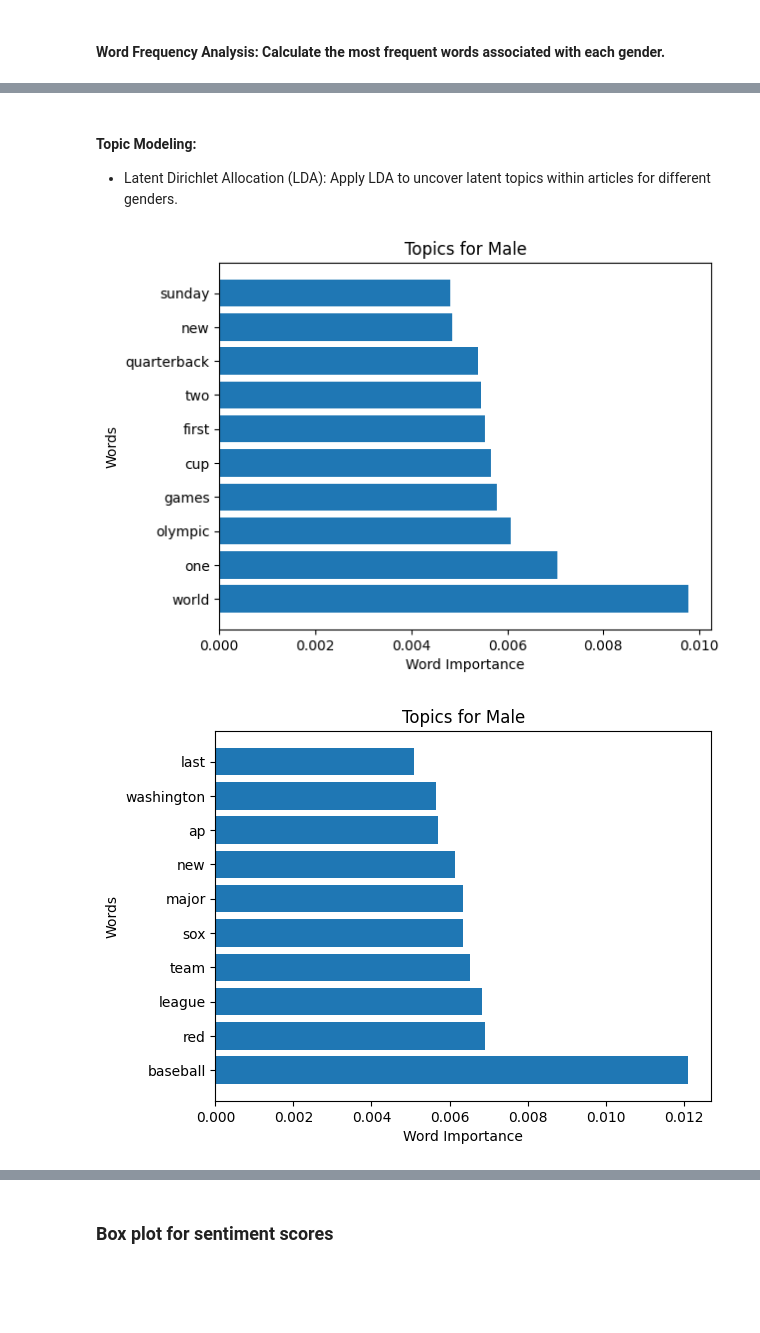
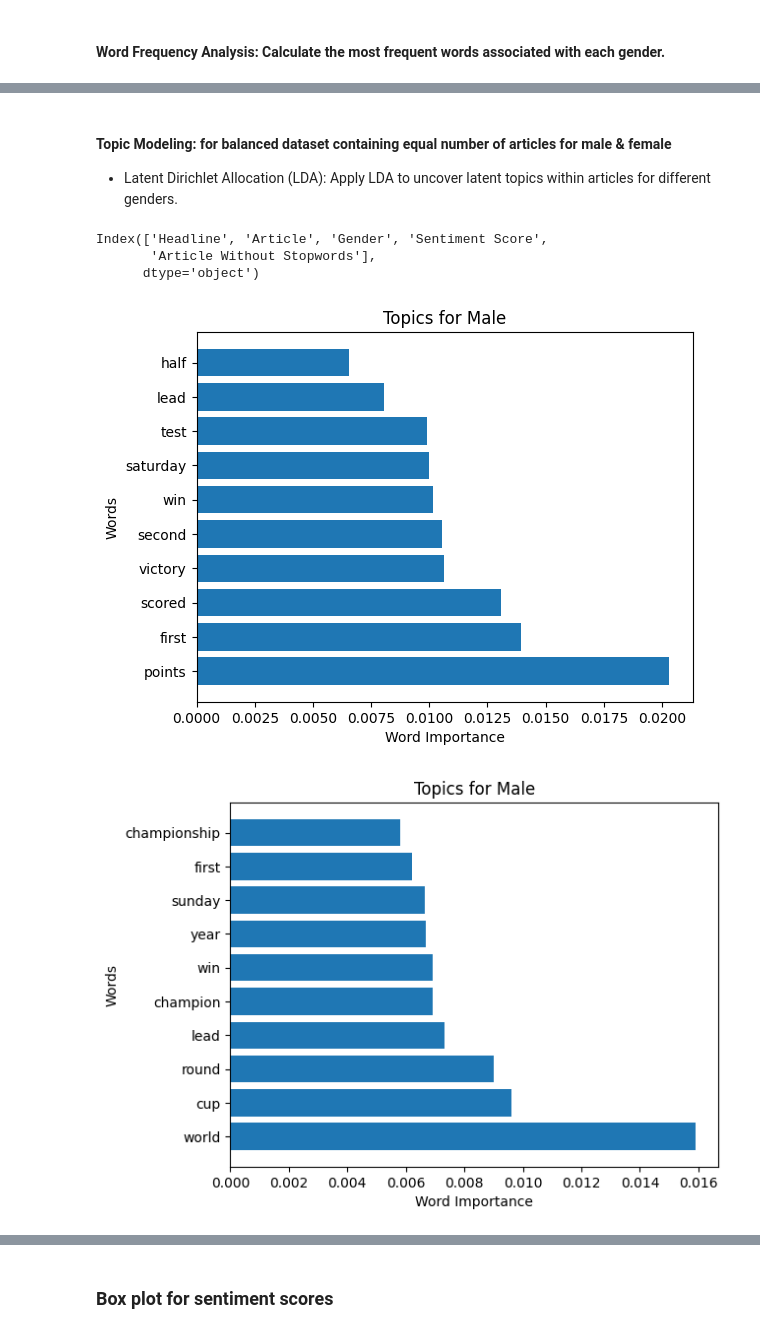
Before and after one commit to suraj-sharma3/Text-Analysis-Of-Sports-News-Articles-Using-NLP, a Jupyter notebook: analysis_on_dataset_prepared_by_combining_kaggle_datasets/analysis_on_kaggle_train_test_combined.ipynb, the cells around one changed output, grey strips where cells are left out. Saved outputs shown, nothing was run; the diff lists cells and outputs as text; code cells hidden in the pictures; blank space fills up the shorter version.

Commit message:
final data analysis implementation of the project

```diff
--- a/analysis_on_dataset_prepared_by_combining_kaggle_datasets/analysis_on_kaggle_train_test_combined.ipynb
+++ b/analysis_on_dataset_prepared_by_combining_kaggle_datasets/analysis_on_kaggle_train_test_combined.ipynb
@@ -894,8 +903,0 @@ final_dataset['Article'] = final_dataset['Article'].apply(lambda x: word_tokeniz
-# %%
-from nltk.corpus import stopwords
-
-stop_words = set(stopwords.words('english'))
-
-# Remove stopwords
-final_dataset['Headline'] = final_dataset['Headline'].apply(lambda x: [word for word in x if word not in stop_words])
-final_dataset['Article'] = final_dataset['Article'].apply(lambda x: [word for word in x if word not in stop_words])
@@ -946,8 +1175,0 @@ Name: count, dtype: int64
-# %%
-from textblob import TextBlob
-
-# Join the list of words into a single string for each row in the 'Article' column
-balanced_df['Article'] = balanced_df['Article'].apply(lambda x: ' '.join(x))
-
-# Apply TextBlob for sentiment analysis on the 'Article' column
-balanced_df['Sentiment'] = balanced_df['Article'].apply(lambda x: TextBlob(x).sentiment.polarity)
@@ -1036,0 +1335,17 @@ plt.show()
+# %%
+import nltk
+from nltk.corpus import stopwords
+nltk.download('stopwords')
+
+# Function to remove stopwords
+def remove_stopwords(text):
+    stop_words = set(stopwords.words('english'))
+    words = text.split()
+    filtered_words = [word for word in words if word.lower() not in stop_words]
+    return ' '.join(filtered_words)
+
+# Apply the remove_stopwords function to 'Complete Article' column
+balanced_df['Article Without Stopwords'] = balanced_df['Article'].apply(remove_stopwords)
+
+# Display the updated DataFrame
+print(balanced_df[['Article', 'Article Without Stopwords']])
@@ -1039,7 +1375,7 @@ plt.show()
 # %%
 from collections import Counter
 
-word_freq = final_dataset.groupby('Gender')['Article'].apply(lambda x: Counter(" ".join(x).split()).most_common(10))
+word_freq = balanced_df.groupby('Gender')['Article Without Stopwords'].apply(lambda x: Counter(" ".join(x).split()).most_common(10))
 # %%
 word_freq
 # %% [output]
@@ -1067,45 +1400,51 @@ for gender, data in word_freq.items():
 [figure]
 # %% [markdown]
-#### Topic Modeling:
+#### Topic Modeling: for balanced dataset containing equal number of articles for male & female
 - Latent Dirichlet Allocation (LDA): Apply LDA to uncover latent topics within articles for different genders.
+# %%
+balanced_df.columns
+# %% [output]
+Index(['Headline', 'Article', 'Gender', 'Sentiment Score',
+       'Article Without Stopwords'],
+      dtype='object')
 # %%
 from gensim import corpora, models
 import matplotlib.pyplot as plt
 
 # Separate 'male' and 'female' rows
-male_texts = final_dataset[final_dataset['Gender'] == 'male']['Article'].apply(lambda x: x.split())
-female_texts = final_dataset[final_dataset['Gender'] == 'female']['Article'].apply(lambda x: x.split())
+male_texts = balanced_df[balanced_df['Gender'] == 'male']['Article Without Stopwords'].apply(lambda x: x.split())
+female_texts = balanced_df[balanced_df['Gender'] == 'female']['Article Without Stopwords'].apply(lambda x: x.split())
 
 # Create dictionary and corpus for 'male' and 'female'
 male_dictionary = corpora.Dictionary(male_texts)
 male_corpus = [male_dictionary.doc2bow(text) for text in male_texts]
 
 female_dictionary = corpora.Dictionary(female_texts)
 female_corpus = [female_dictionary.doc2bow(text) for text in female_texts]
 
 # Apply LDA for 'male' and 'female'
 num_topics = 5  # Number of topics
 passes = 15  # Number of passes
 lda_model_male = models.LdaModel(male_corpus, num_topics=num_topics, id2word=male_dictionary, passes=passes)
 lda_model_female = models.LdaModel(female_corpus, num_topics=num_topics, id2word=female_dictionary, passes=passes)
 
 # Visualize topics for 'male' and 'female'
 topics_male = lda_model_male.show_topics(num_topics=num_topics, num_words=10, formatted=False)
 topics_female = lda_model_female.show_topics(num_topics=num_topics, num_words=10, formatted=False)
 
 # Plotting topics for 'male' and 'female'
 def plot_topics(topics, title):
     for idx, topic in topics:
         words = [word for word, _ in topic]
         weights = [weight for _, weight in topic]
         plt.barh(range(len(words)), weights, tick_label=words)
         plt.title(title)
         plt.xlabel('Word Importance')
         plt.ylabel('Words')
         plt.show()
 
 plot_topics(topics_male, 'Topics for Male')
 plot_topics(topics_female, 'Topics for Female')
 # %% [output]
-[figure, old version]
+[figure, new version]
-[figure, old version]
+[figure, new version]
```
Also changed, not shown: parts of 93 cells of this notebook, 1 other file.
